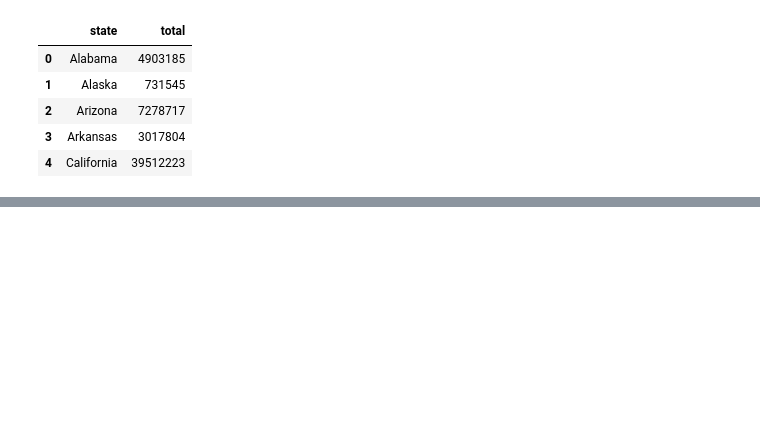
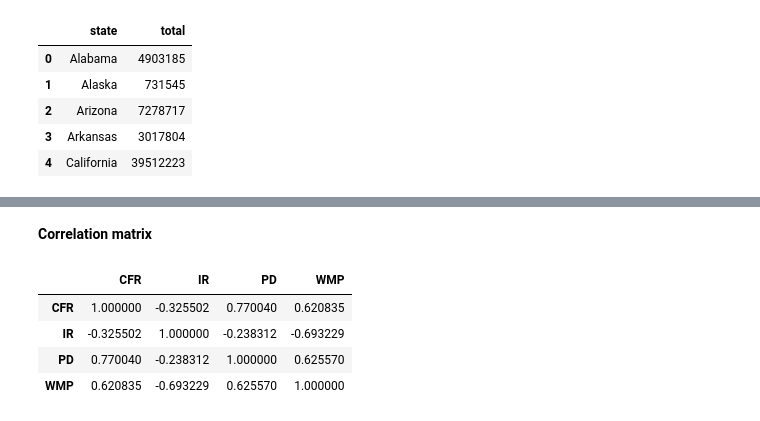
Before and after one commit to cengc13/data1050-final-project, a Jupyter notebook: Enhancement.ipynb, the cells around one changed output, grey strips where cells are left out. Drawn from its saved outputs; the diff is of its cells as text; code cells hidden in the pictures; blank space fills up the shorter version.

```diff
--- a/Enhancement.ipynb
+++ b/Enhancement.ipynb
@@ -62,0 +178,11 @@ df_merged =
+# %% [markdown]
+**Correlation matrix**
+# %%
+df_corr = df_ana[['CFR', 'IR', 'PD', 'WMP']].corr()
+df_corr
+# %% [output]
+|  | CFR | IR | PD | WMP |
+| CFR | 1.000000 | -0.325502 | 0.770040 | 0.620835 |
+| IR | -0.325502 | 1.000000 | -0.238312 | -0.693229 |
+| PD | 0.770040 | -0.238312 | 1.000000 | 0.625570 |
+| WMP | 0.620835 | -0.693229 | 0.625570 | 1.000000 |
```
Also changed, not shown: parts of 22 cells of this notebook, 3 other files.
